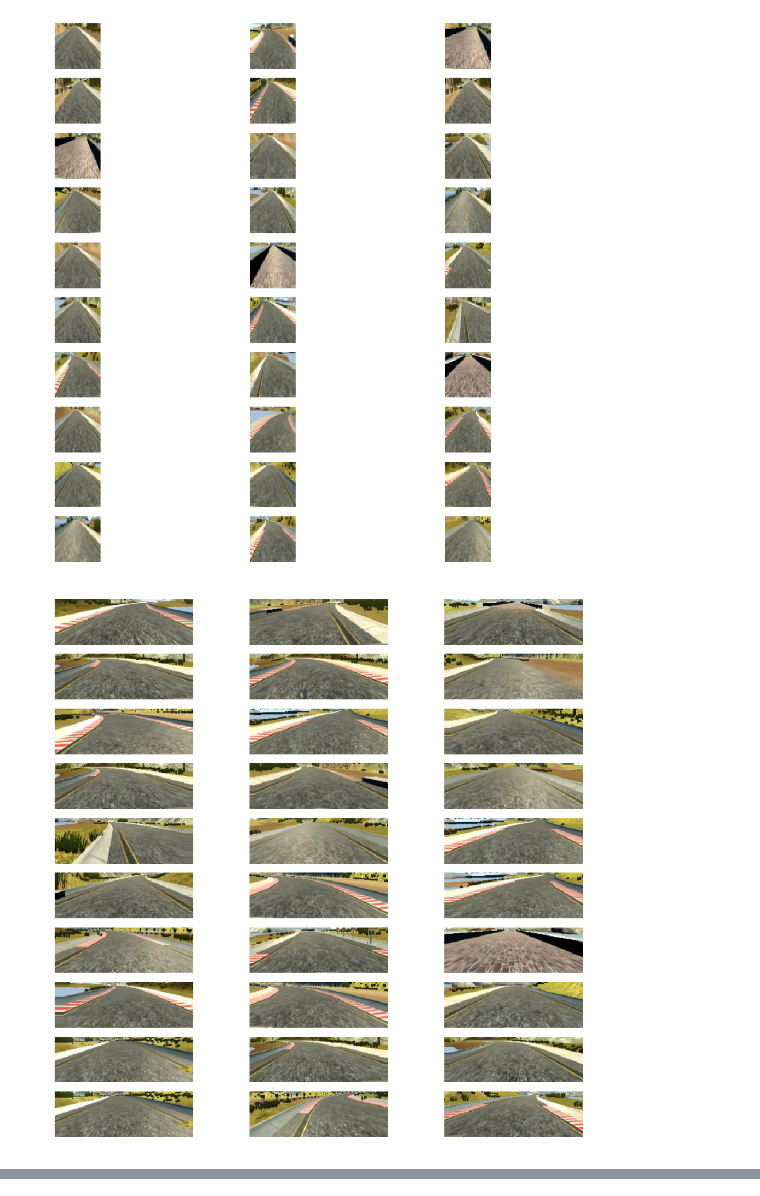
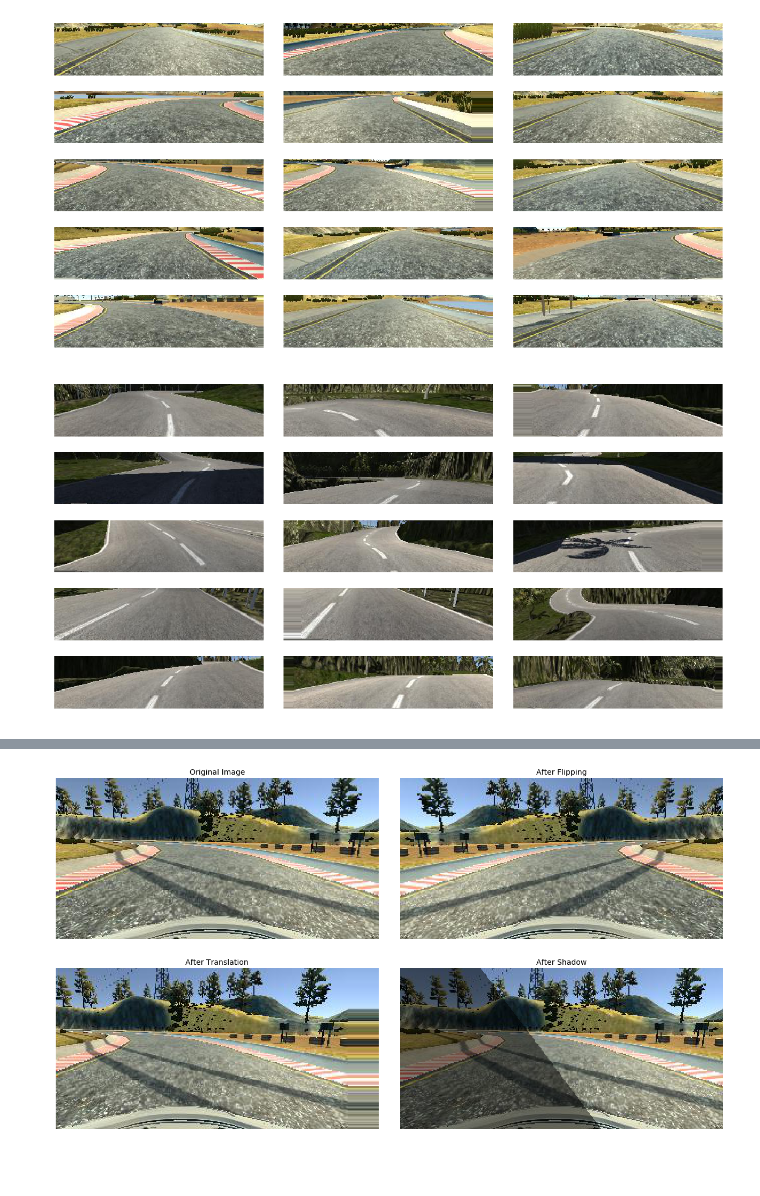
Before and after one commit to mangelroman/CarND-Behavioral-Cloning-P3, a Jupyter notebook: DataVisualization.ipynb, the cells around one changed output, grey strips where cells are left out. Drawn from its saved outputs; the diff is of its cells as text; code cells hidden in the pictures.

```diff
--- a/DataVisualization.ipynb
+++ b/DataVisualization.ipynb
@@ -43,28 +47,27 @@ Validation Samples: 4884
 # %%
 from model import generator
 
 def plot_random_images(images):
-    fig, axes = plt.subplots(10,3, figsize=(16,16))
+    fig, axes = plt.subplots(5,3, figsize=(16,8))
+
+    selected = random.sample(range(images.shape[0]), k=15)
 
     for i , ax in enumerate(axes.flat):
-        image = random.choice(images)
+        image = images[selected[i]]
         y, x, c = image.shape
         ax.set_axis_off()
         imgplot = ax.imshow(image)
 
+    plt.tight_layout()
     plt.show()
 
-for X_simple, y_simple in generator(samples_train, 128, (40,40,3)):
-    plot_random_images(X_simple)
+for X_track1, y_track1 in generator(samples_track1, 256, (80,320,3)):
+    plot_random_images(X_track1)
     break
 
-for X_nvidia, y_nvidia in generator(samples_train, 128, (66,200,3)):
-    plot_random_images(X_nvidia)
+for X_track2, y_track2 in generator(samples_track2, 256, (80,320,3)):
+    plot_random_images(X_track2)
     break
-
-for X_comma, y_comma in generator(samples_train, 128, (80,160,3)):
-    plot_random_images(X_comma)
-    break
 # %% [output]
-[figure, old version]
+[figure, new version]
-[figure, old version]
+[figure, new version]
@@ -71,0 +74,30 @@ for X_comma, y_comma in generator(samples_train, 128, (80,160,3)):
+# %%
+from PIL import Image
+
+from data import translate_image, shadow_image
+
+
+img = np.asarray(Image.open("examples/left_turn.jpg"))
+
+fig = plt.figure(figsize=(18,10))
+a=fig.add_subplot(2,2,1)
+a.set_title("Original Image", fontsize=14)
+a.set_axis_off()
+a.imshow(img)
+a=fig.add_subplot(2,2,2)
+a.set_title("After Flipping", fontsize=14)
+a.set_axis_off()
+a.imshow(cv2.flip(img, 1))
+a=fig.add_subplot(2,2,3)
+a.set_title("After Translation", fontsize=14)
+a.set_axis_off()
+a.imshow(translate_image(img, -30))
+a=fig.add_subplot(2,2,4)
+a.set_title("After Shadow", fontsize=14)
+a.set_axis_off()
+a.imshow(shadow_image(img, 80, 200))
+
+plt.tight_layout()
+plt.show()
+# %% [output]
+[figure, added]
```
Also changed, not shown: parts of 2 cells of this notebook, 18 other files.
